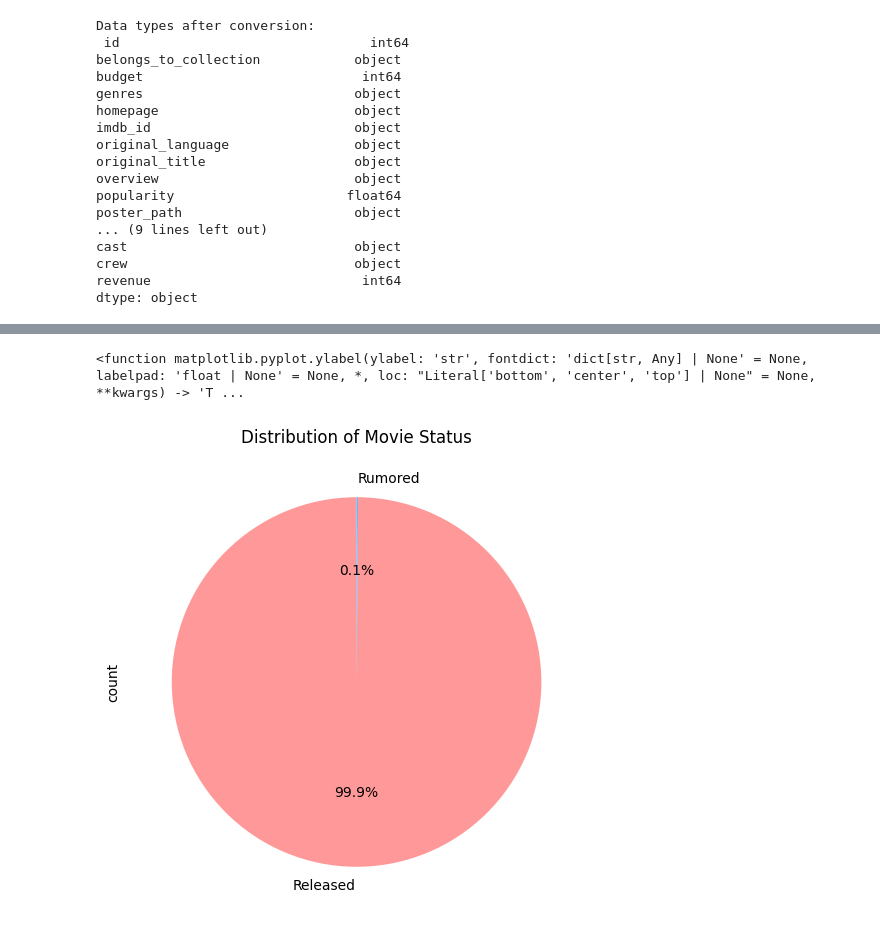
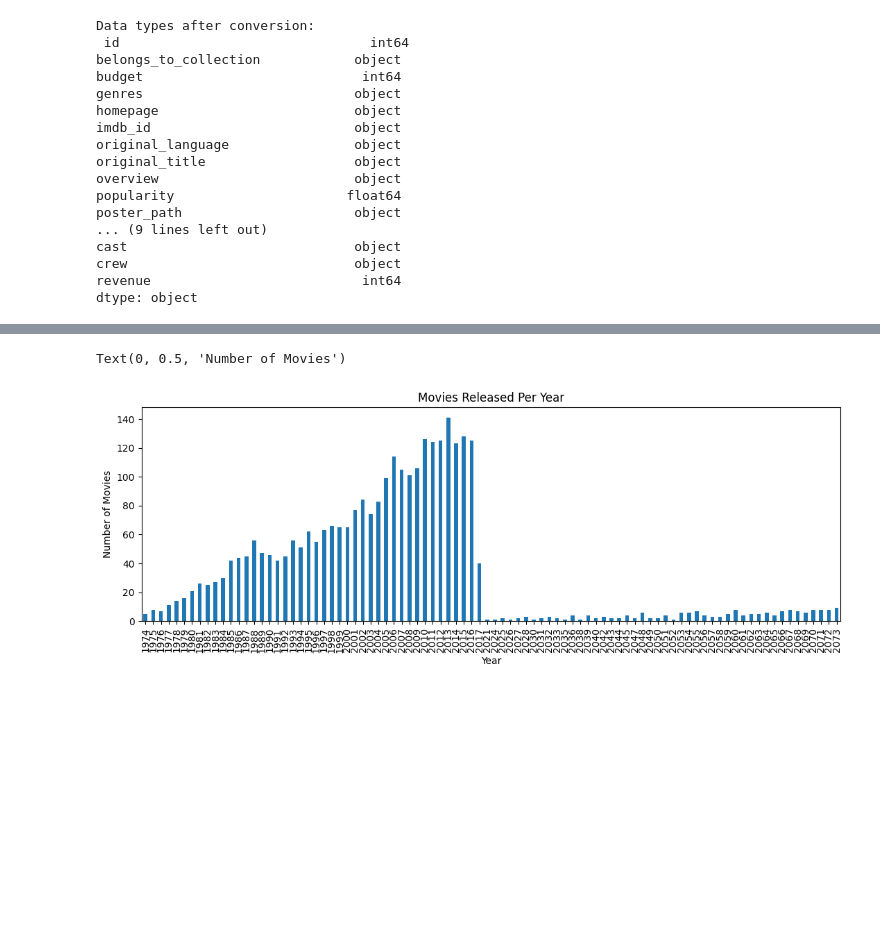
Before and after one commit to InsightByHarshit/IMDB-Data-Analysis, a Jupyter notebook: IMDB.ipynb, the cells around one changed output, grey strips where cells are left out. Saved outputs shown, nothing was run; the diff lists cells and outputs as text; code cells hidden in the pictures; blank space fills up the shorter version.

```diff
--- a/IMDB.ipynb
+++ b/IMDB.ipynb
@@ -308,10 +174,11 @@ Status of Movies
-# %%
-status_counts = data['status'].value_counts()
-
-plt.figure(figsize=(8, 6))
-status_counts.plot(kind='pie', autopct='%1.1f%%', startangle=90, colors=['#ff9999', '#66b3ff', '#99ff99'])
-plt.title("Distribution of Movie Status")
-plt.ylabel
-# %% [output]
-<function matplotlib.pyplot.ylabel(ylabel: 'str', fontdict: 'dict[str, Any] | None' = None, labelpad: 'float | None' = None, *, loc: "Literal['bottom', 'center', 'top'] | None" = None, **kwargs) -> 'T ...
-[figure, removed]
+# %%
+#Movies Released Per Year
+
+plt.figure(figsize=(13, 4))
+data['release_year'].value_counts().sort_index().plot(kind='bar')
+plt.title('Movies Released Per Year')
+plt.xlabel('Year')
+plt.ylabel('Number of Movies')
+# %% [output]
+Text(0, 0.5, 'Number of Movies')
+[figure, added]
```
Also changed, not shown: parts of 21 cells of this notebook.
